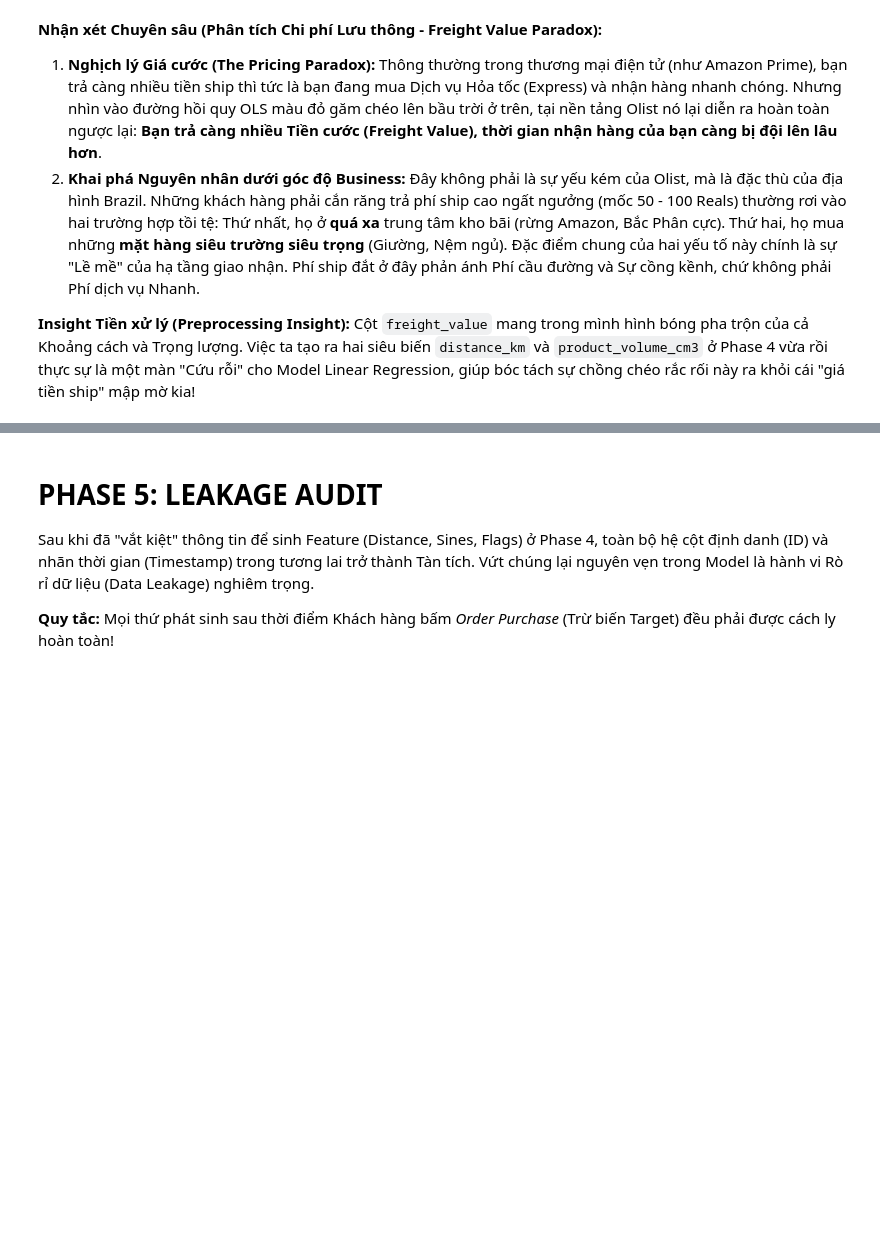
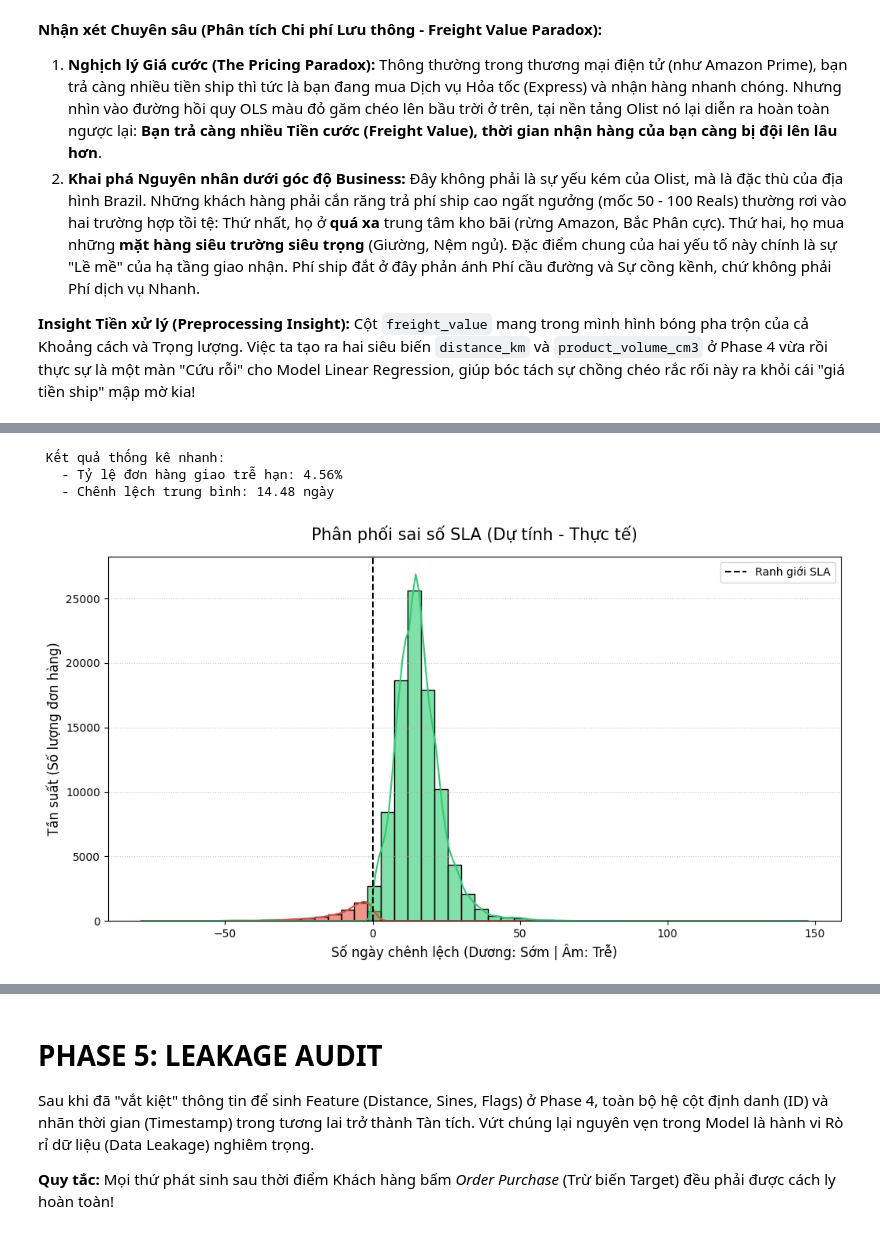
Before and after one commit to conluoi123/Machine-Learning---Project-1-, a Jupyter notebook: code/Part1_Regression/notebook.ipynb, the cells around one changed output, grey strips where cells are left out. Cells and saved outputs as stored; diff of their text form; code cells hidden in the pictures; blank space fills up the shorter version.

```diff
--- a/code/Part1_Regression/notebook.ipynb
+++ b/code/Part1_Regression/notebook.ipynb
@@ -49,7 +49,7 @@ from sklearn.compose import ColumnTransformer
 # 0b. THAM SỐ CẤU HÌNH GLOBAL (CONFIG)
 # %%
 # ==========================================
-# ⚙️ 0b. THAM SỐ CẤU HÌNH GLOBAL (CONFIG)
+# 0b. THAM SỐ CẤU HÌNH GLOBAL (CONFIG)
 # ==========================================
 
 class CFG:
@@ -68,7 +68,7 @@ class CFG:
 
     # --- Data Processing Parameters ---
     TE_SMOOTHING = 10         # Target Encoder Smoothing value
-    VIF_THRESHOLD = 10.0      # Ngưỡng tối đa cho Đa cộng tuyến
+    VIF_THRESHOLD = 5.0      # Ngưỡng tối đa cho Đa cộng tuyến
     OUTLIER_CUTOFF_DAYS = 60  # Đơn hàng > 60 ngày sẽ bị coi là nhiễu hệ thống
 
 
@@ -789,0 +793,35 @@ plt.show()
+# %%
+df_cleaned['estimated_delivery_duration_days'] = (
+    pd.to_datetime(df_cleaned['order_estimated_delivery_date']) - df_cleaned['order_purchase_timestamp']
+).dt.total_seconds() / 86400
+
+
+df_cleaned['sla_error'] = df_cleaned['estimated_delivery_duration_days'] - df_cleaned[CFG.TARGET_COL]
+# 2. Phân loại trạng thái
+df_cleaned['sla_status'] = df_cleaned['sla_error'].apply(
+    lambda x: 'Sớm/Đúng hạn' if x >= 0 else 'Trễ hạn (Late)'
+)
+# 3. Vẽ biểu đồ
+plt.figure(figsize=(12, 6))
+# Biểu đồ Distribution
+sns.histplot(data=df_cleaned, x='sla_error', hue='sla_status',
+             kde=True, palette={'Sớm/Đúng hạn': '#2ecc71', 'Trễ hạn (Late)': '#e74c3c'},
+             bins=50, alpha=0.6)
+# Thêm đường thẳng tại 0 để đánh dấu ranh giới
+plt.axvline(x=0, color='black', linestyle='--', linewidth=1.5, label='Ranh giới SLA')
+plt.title('Phân phối sai số SLA (Dự tính - Thực tế)', fontsize=15, pad=15)
+plt.xlabel('Số ngày chênh lệch (Dương: Sớm | Âm: Trễ)', fontsize=12)
+plt.ylabel('Tần suất (Số lượng đơn hàng)', fontsize=12)
+plt.grid(axis='y', linestyle=':', alpha=0.7)
+plt.legend()
+# 4. Tính toán nhanh tỷ lệ để ghi chú
+late_rate = (df_cleaned['sla_error'] < 0).mean() * 100
+print(f" Kết quả thống kê nhanh:")
+print(f"   - Tỷ lệ đơn hàng giao trễ hạn: {late_rate:.2f}%")
+print(f"   - Chênh lệch trung bình: {df_cleaned['sla_error'].mean():.2f} ngày")
+plt.show()
+# %% [output]
+ Kết quả thống kê nhanh:
+   - Tỷ lệ đơn hàng giao trễ hạn: 4.56%
+   - Chênh lệch trung bình: 14.48 ngày
+[figure, added]
```
Also changed, not shown: parts of 23 cells of this notebook, 3 other files.
